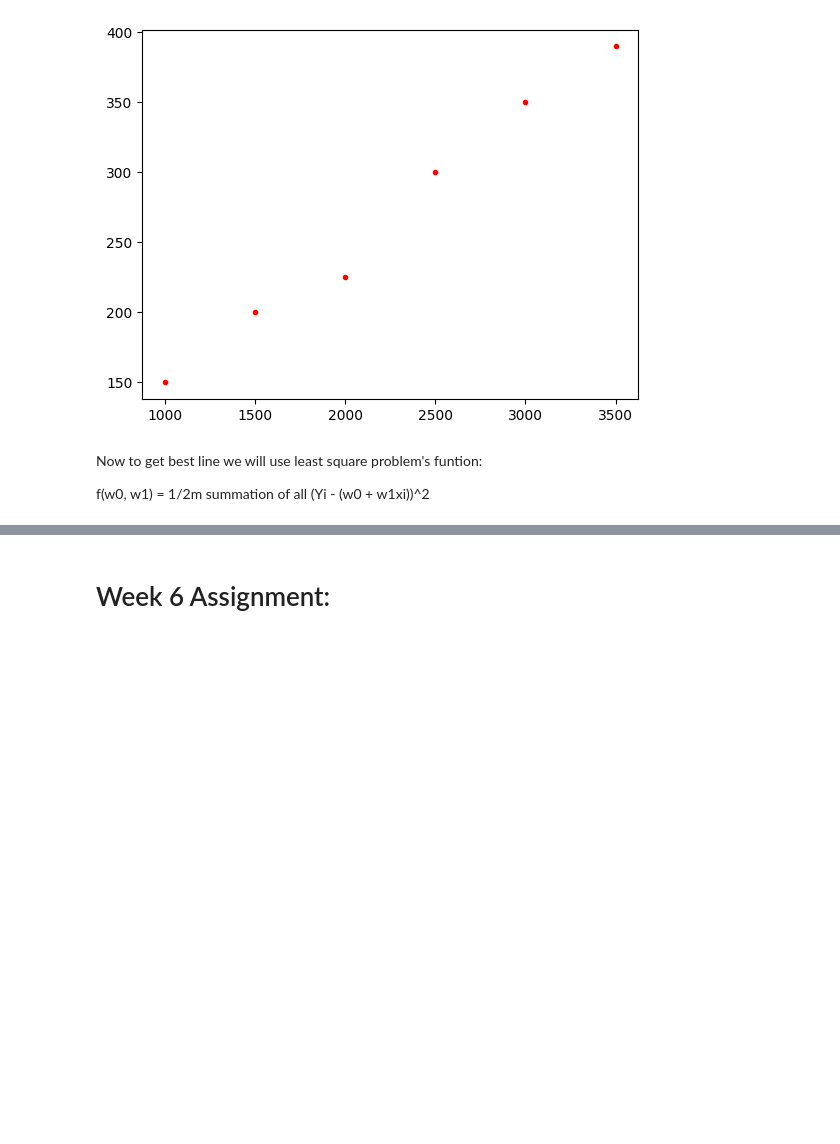
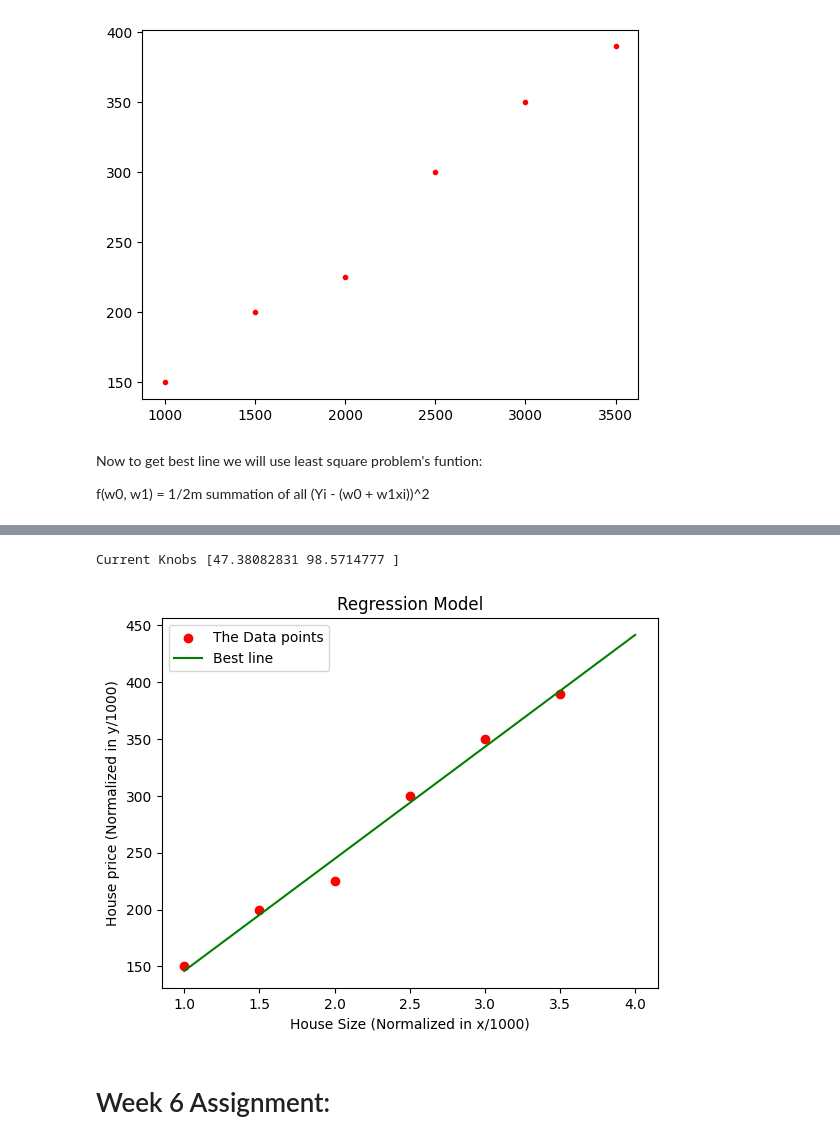
Before and after one commit to GWSuryaYT/ML-Practice, a Jupyter notebook: regression-gradient-decent.ipynb, the cells around one changed output, grey strips where cells are left out. Saved outputs shown, nothing was run; the diff lists cells and outputs as text; code cells hidden in the pictures; blank space fills up the shorter version.

Commit message:
practiced a regression model on the same cell with same datapoints

```diff
--- a/regression-gradient-decent.ipynb
+++ b/regression-gradient-decent.ipynb
@@ -87,3 +16,70 @@ plt.show()
+# %%
+x = [i/1000 for i in house_size]
+y = house_price
+
+length = len(house_price)
+
+w = [0.0,0.0] # w0,w1
+tol = 1e-6
+k = 0
+max_iter = 1000
+alpha = 0.1
+
+
+while max_iter > k :
+
+    #we need direction first:
+    #for direction we need both grads
+    #for grads we need to get the partial derivatives
+
+    #for partial derivatives of w0 and w1 we need their inside summation of errors=
+    summation_of_error_w0 = 0
+    summation_of_error_w1 = 0
+
+    for i in range(length):
+        current_error = y[i] - (w[0] + w[1]*x[i])
+        summation_of_error_w0 = summation_of_error_w0 + current_error
+
+        summation_of_error_w1 = summation_of_error_w1 + (current_error * x[i])
+
+    #now we get the partial derivatives of w0
+    partial_derivative_w0 = - (1/length * summation_of_error_w0)
+    #and w1
+    partial_derivative_w1 = - (1/length * summation_of_error_w1)
+
+    #our gradient is ready now:
+    grads = np.array([partial_derivative_w0, partial_derivative_w1])
+
+
+    #direction =
+    direction = - grads
+
+    #new position =
+    new_pos = w + (alpha * direction)
+
+    #update:
+    w = new_pos
+
+    k +=1
+
+
+print(f'Current Knobs {w}')
+
+
+#plotting the line now:
+plt.scatter(x,y, color = 'Red', marker ='o', label = 'The Data points')
+plt.xlabel('House Size (Normalized in x/1000)')
+plt.ylabel('House price (Normalized in y/1000)')
+plt.title('Regression Model')
+
+X = np.linspace(1, 4, 100)
+Y = w[0] + w[1] * X
+plt.plot(X,Y, label = 'Best line', color='Green')
+plt.legend()
+plt.show()
+# %% [output]
+Current Knobs [47.38082831 98.5714777 ]
+[figure, added]
 # %% [markdown]
 # Week 6 Assignment:
 # %% [markdown]
```
Also changed, not shown: parts of 2 cells of this notebook.
